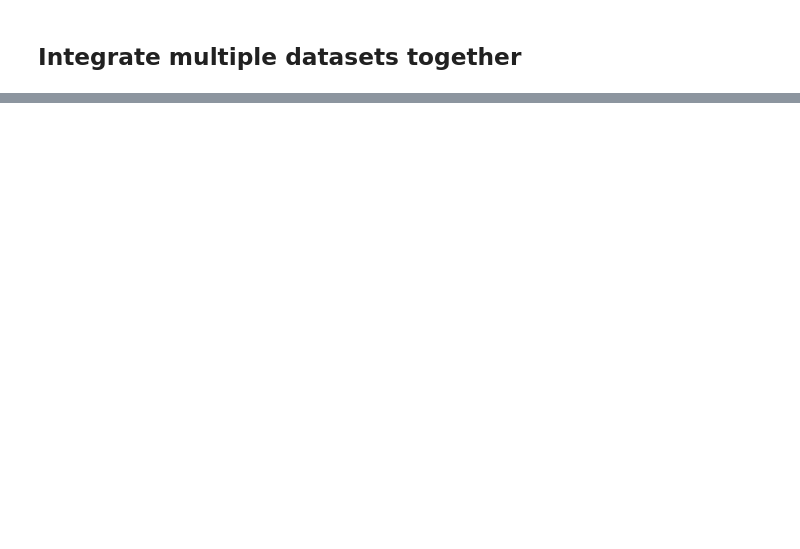
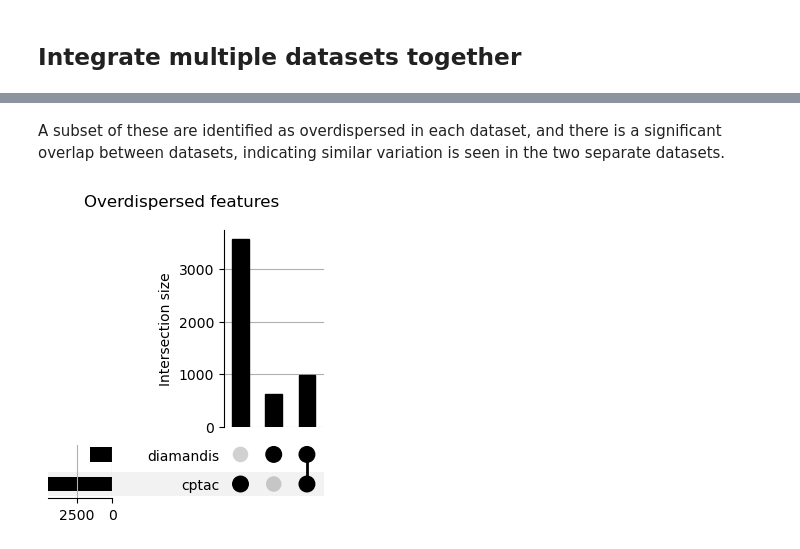
Before and after one commit to MorrissyLab/mosaicMPI, a Jupyter notebook: example/example.ipynb, the cells around one changed output, grey strips where cells are left out. Cells and saved outputs as stored; diff of their text form; code cells hidden in the pictures; blank space fills up the shorter version.

```diff
--- a/example/example.ipynb
+++ b/example/example.ipynb
@@ -164,0 +185,6 @@ Int64Index([2, 4, 6, 8], dtype='int64', name='k')
+# %% [markdown]
+A subset of these are identified as overdispersed in each dataset, and there is a significant overlap between datasets, indicating similar variation is seen in the two separate datasets.
+# %%
+cn.plot_overdispersed_genes_upset(integration)
+# %% [output]
+[figure, added]
```
Also changed, not shown: parts of 26 cells of this notebook, 7 other files.
